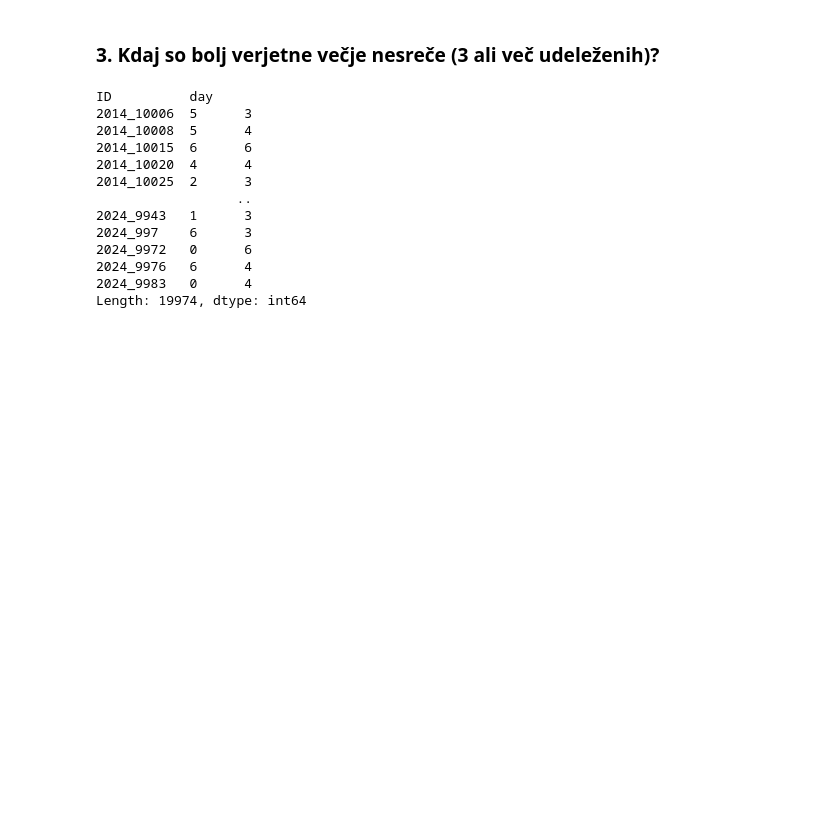
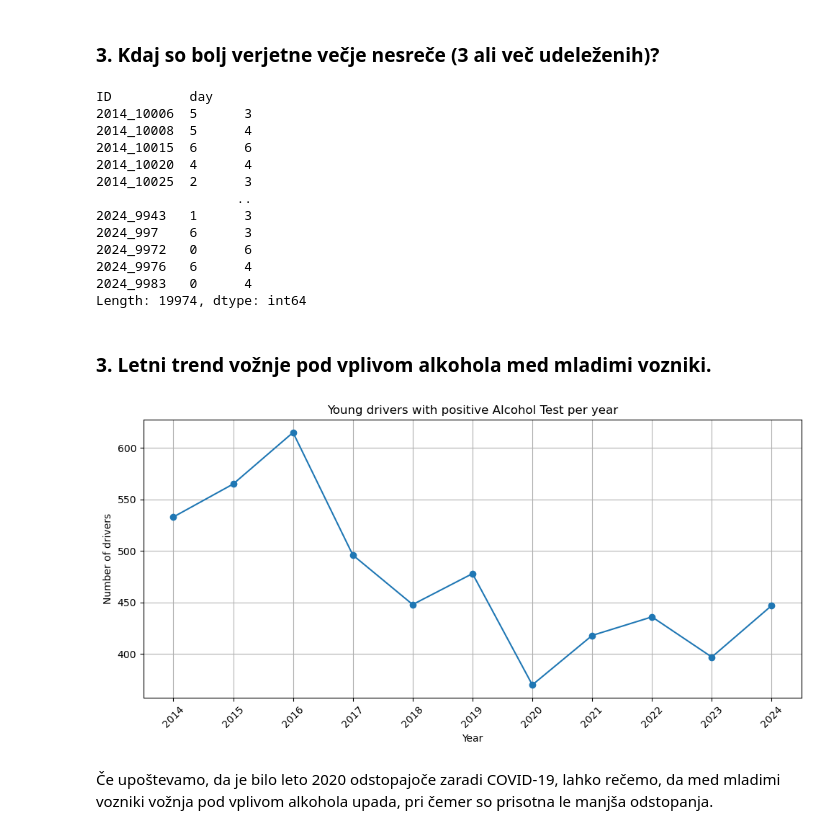
Before and after one commit to PatrikFurlan/PR2615, a Jupyter notebook: notebook.ipynb, the cells around one changed output. Cells and saved outputs as stored; diff of their text form; code cells hidden in the pictures; blank space fills up the shorter version.

Commit message:
Added: - Drunk driving among young drivers - Accidents map

```diff
--- a/notebook.ipynb
+++ b/notebook.ipynb
@@ -230,3 +230,32 @@ ID          day
 2024_9976   6      4
 2024_9983   0      4
 Length: 19974, dtype: int64
+# %% [markdown]
+### 3. Letni trend vožnje pod vplivom alkohola med mladimi vozniki.
+# %%
+import pandas as pd
+import matplotlib.pyplot as plt
+
+master_df = pd.read_csv("merged_clean.csv")
+master_df['Starost'] = master_df['Starost'].replace(" ", None)
+master_df['Starost'] = pd.to_numeric(master_df['Starost'], errors='coerce')
+master_df['VrednostAlkotesta'] = pd.to_numeric(master_df['VrednostAlkotesta'], errors='coerce')
+master_df['DatumPN'] = pd.to_datetime(master_df['DatumPN'], dayfirst=True)
+
+young_drivers = master_df[(master_df['Starost'] > 12) & (master_df['Starost'] < 30) & (master_df['VrednostAlkotesta'] > 0)]
+
+yearly = young_drivers.groupby(young_drivers['DatumPN'].dt.year).size()
+
+plt.figure(figsize=(10, 5))
+plt.plot(yearly.index, yearly.values, marker="o")
+plt.title('Young drivers with positive Alcohol Test per year')
+plt.xlabel('Year')
+plt.ylabel('Number of drivers')
+plt.xticks(yearly.index, rotation= 45)
+plt.grid(True)
+plt.tight_layout()
+plt.show()
+# %% [output]
+[figure, added]
+# %% [markdown]
+Če upoštevamo, da je bilo leto 2020 odstopajoče zaradi COVID-19, lahko rečemo, da med mladimi vozniki vožnja pod vplivom alkohola upada, pri čemer so prisotna le manjša odstopanja.
```
Also changed, not shown: parts of 1 cell of this notebook.
